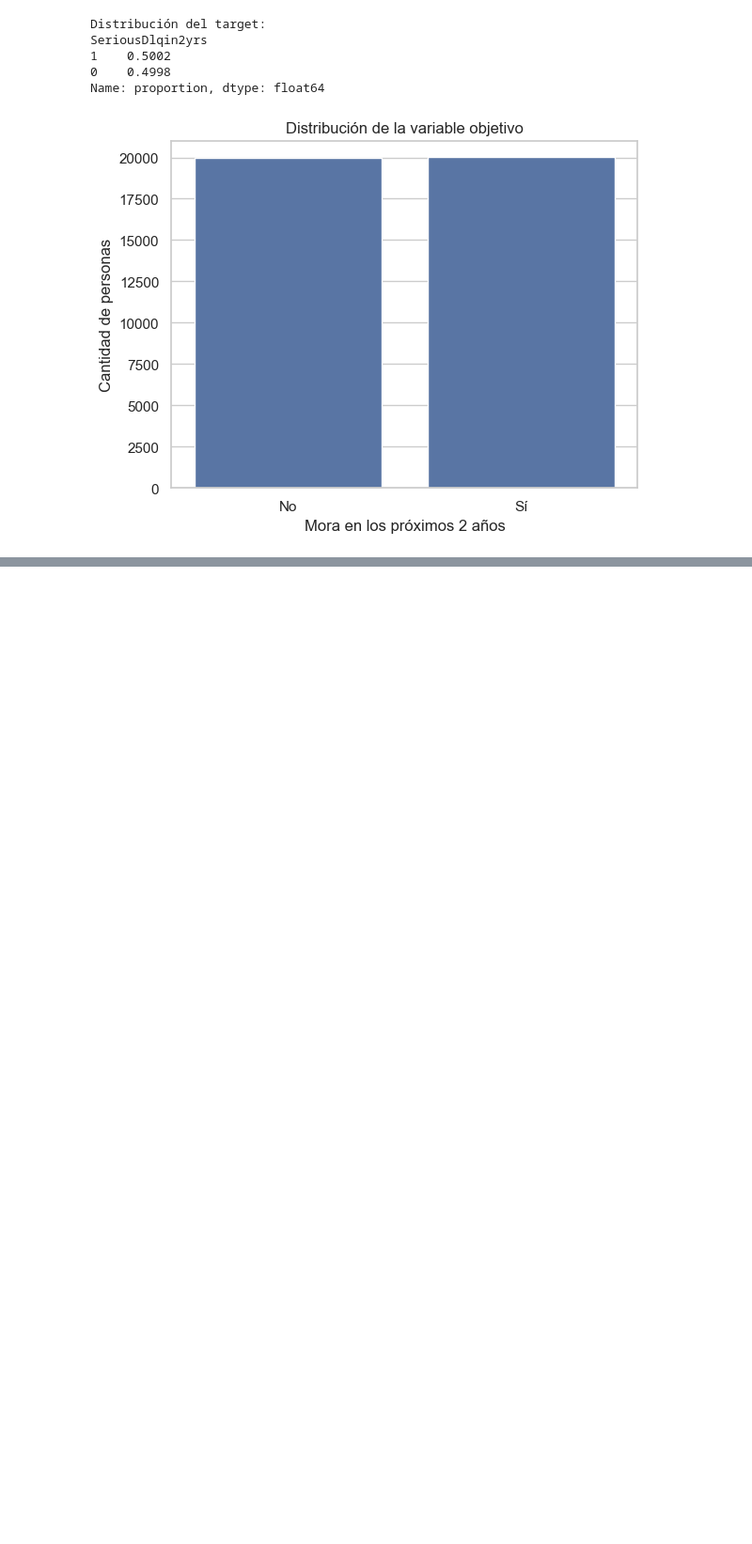
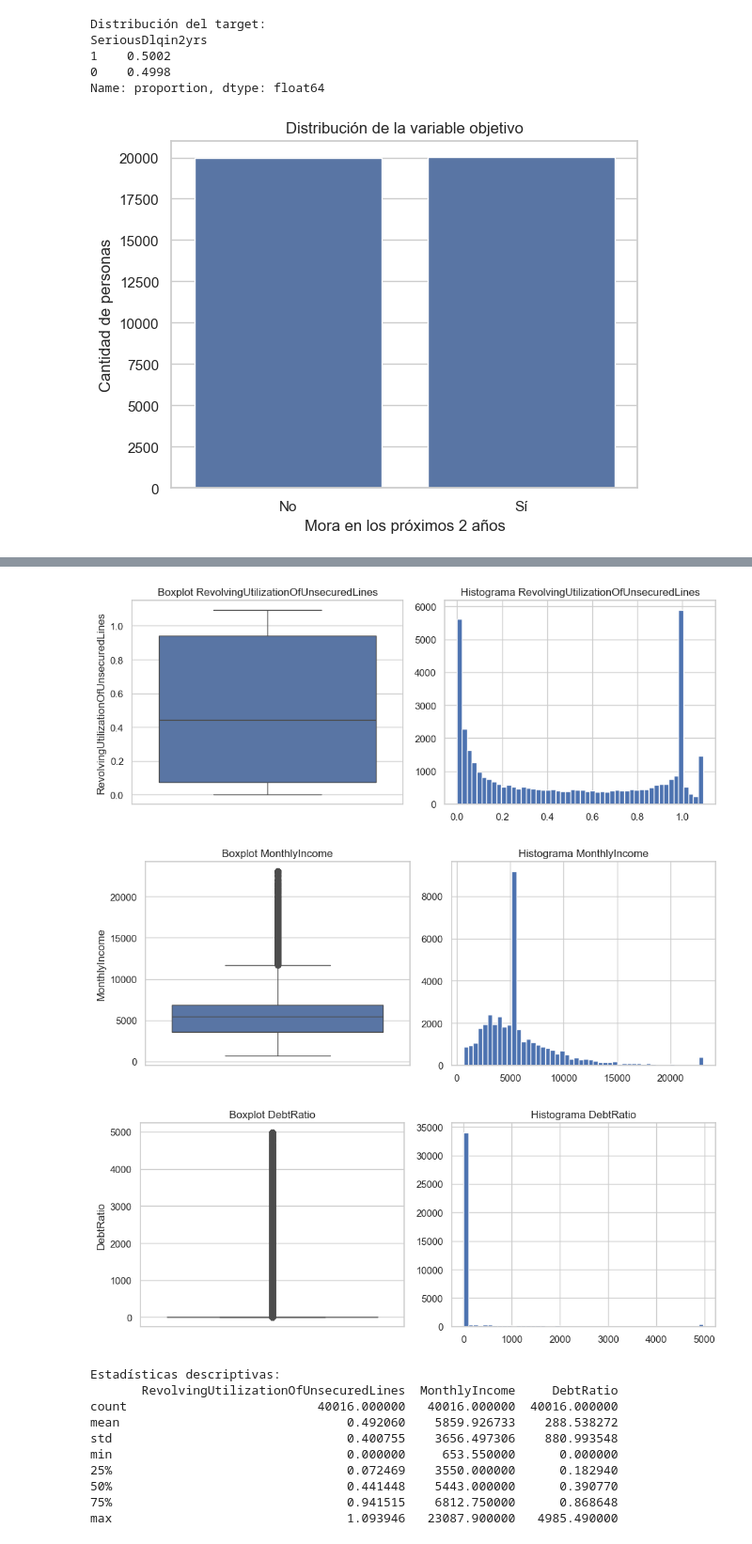
Before and after one commit to solivare/DeepNeuralNetworkUSS, a Jupyter notebook: Projects/Credit/notebooks/EDA.ipynb, the cells around one changed output, grey strips where cells are left out. Shown at 94% size. Drawn from its saved outputs; the diff is of its cells as text; code cells hidden in the pictures; blank space fills up the shorter version.

```diff
--- a/Projects/Credit/notebooks/EDA.ipynb
+++ b/Projects/Credit/notebooks/EDA.ipynb
@@ -123,4 +130,52 @@ plt.show()
 # %%
-# 📝 TODO: Identificar outliers o valores extremos (completar)
-# - Analizar la columna RevolvingUtilizationOfUnsecuredLines
-# - Verificar valores inusuales en MonthlyIncome o DebtRatio
+# 📝 Análisis de outliers y valores extremos
+# Analizar RevolvingUtilizationOfUnsecuredLines
+plt.figure(figsize=(10, 4))
+plt.subplot(1, 2, 1)
+sns.boxplot(df['RevolvingUtilizationOfUnsecuredLines'])
+plt.title('Boxplot RevolvingUtilizationOfUnsecuredLines')
+plt.subplot(1, 2, 2)
+plt.hist(df['RevolvingUtilizationOfUnsecuredLines'], bins=50)
+plt.title('Histograma RevolvingUtilizationOfUnsecuredLines')
+plt.tight_layout()
+plt.show()
+
+# Analizar MonthlyIncome
+plt.figure(figsize=(10, 4))
+plt.subplot(1, 2, 1)
+sns.boxplot(df['MonthlyIncome'])
+plt.title('Boxplot MonthlyIncome')
+plt.subplot(1, 2, 2)
+plt.hist(df['MonthlyIncome'], bins=50)
+plt.title('Histograma MonthlyIncome')
+plt.tight_layout()
+plt.show()
+
+# Analizar DebtRatio
+plt.figure(figsize=(10, 4))
+plt.subplot(1, 2, 1)
+sns.boxplot(df['DebtRatio'])
+plt.title('Boxplot DebtRatio')
+plt.subplot(1, 2, 2)
+plt.hist(df['DebtRatio'], bins=50)
+plt.title('Histograma DebtRatio')
+plt.tight_layout()
+plt.show()
+
+# Mostrar estadísticas descriptivas de las variables analizadas
+print("\nEstadísticas descriptivas:")
+print(df[['RevolvingUtilizationOfUnsecuredLines', 'MonthlyIncome', 'DebtRatio']].describe())
+# %% [output]
+[figure, added]
+[figure, added]
+[figure, added]
+Estadísticas descriptivas:
+       RevolvingUtilizationOfUnsecuredLines  MonthlyIncome     DebtRatio
+count                          40016.000000   40016.000000  40016.000000
+mean                               0.492060    5859.926733    288.538272
+std                                0.400755    3656.497306    880.993548
+min                                0.000000     653.550000      0.000000
+25%                                0.072469    3550.000000      0.182940
+50%                                0.441448    5443.000000      0.390770
+75%                                0.941515    6812.750000      0.868648
+max                                1.093946   23087.900000   4985.490000
```
Also changed, not shown: parts of 10 cells of this notebook, 4 other files.
